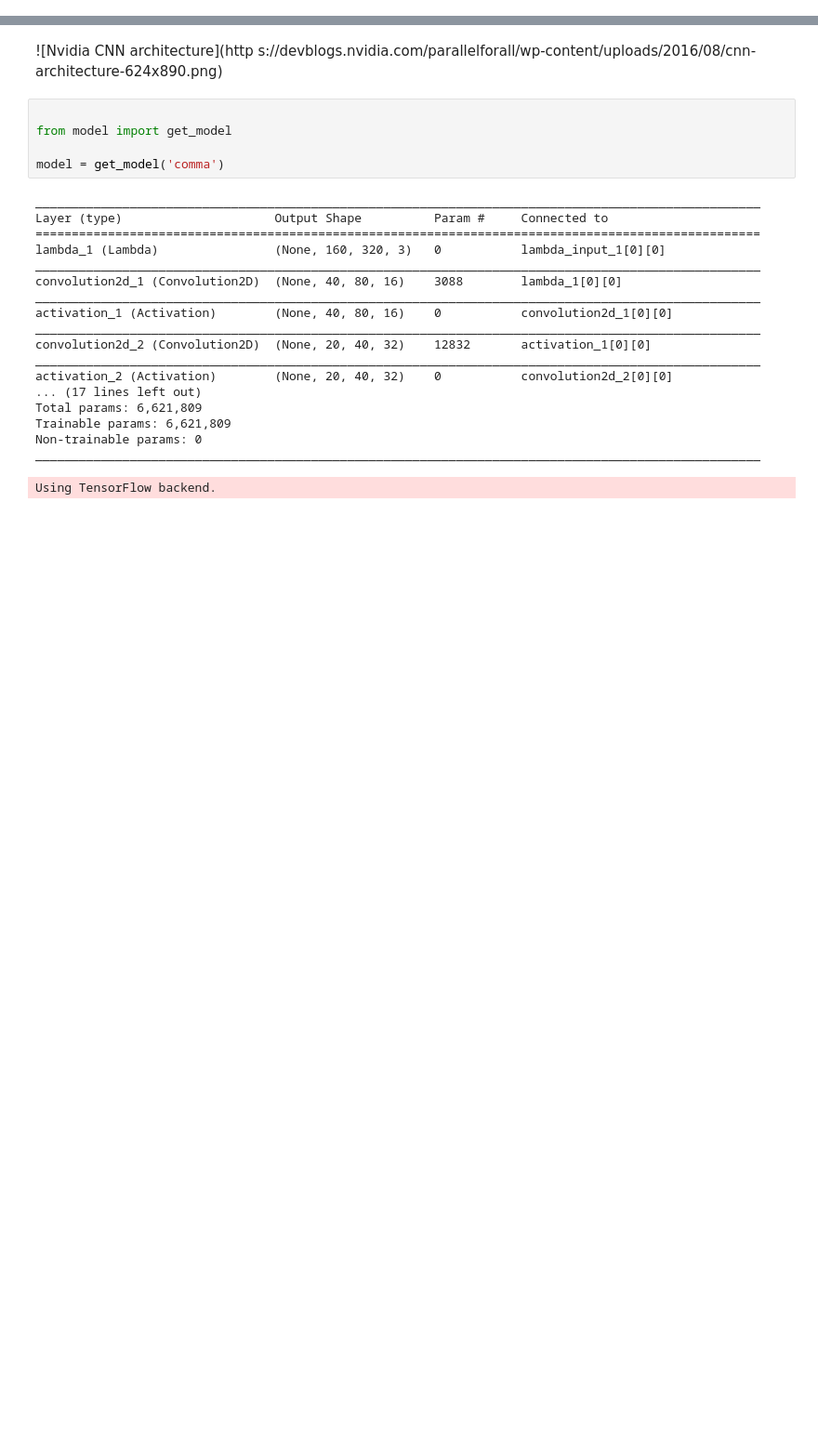
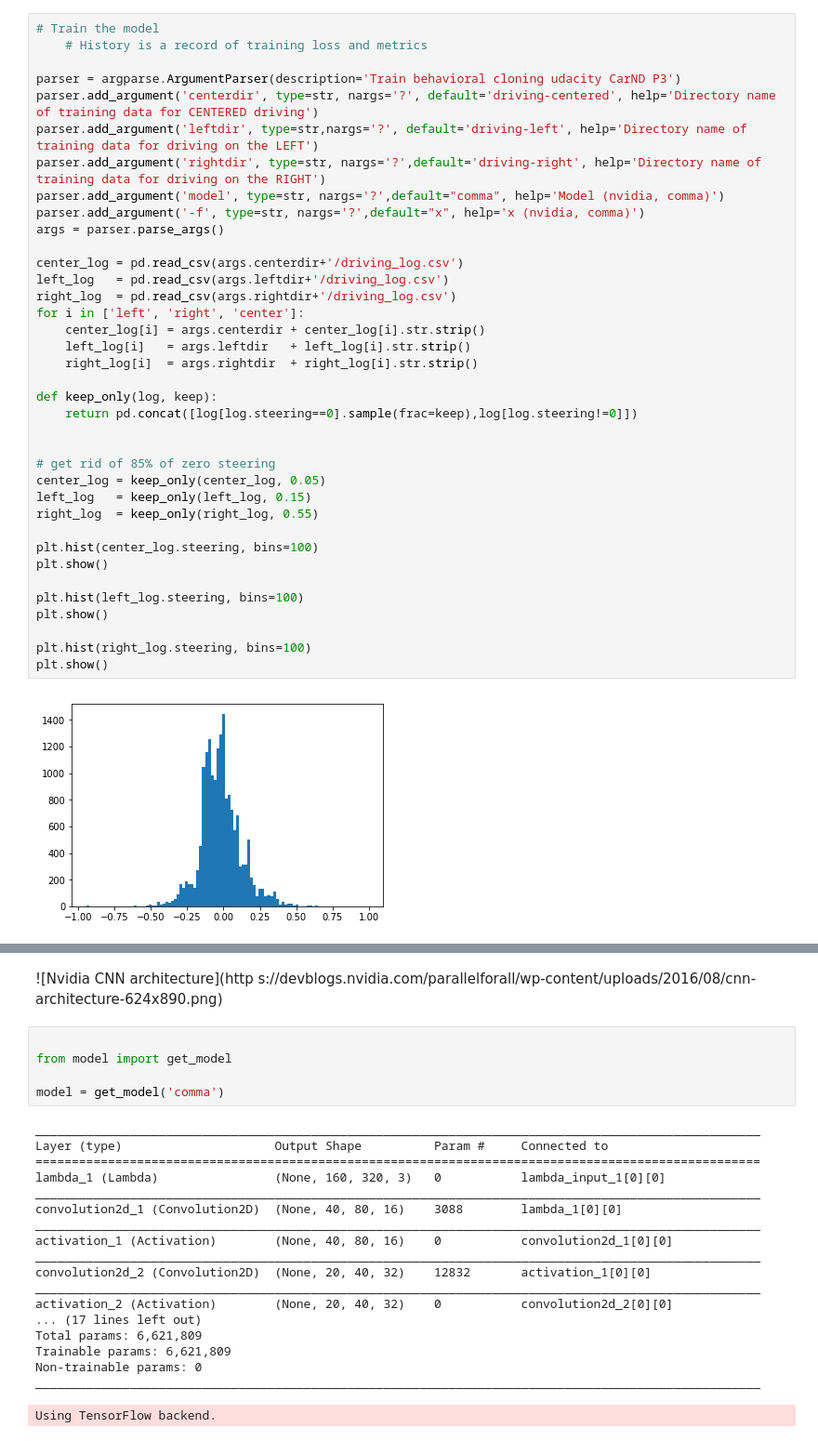
Before and after one commit to antorsae/CarND-p3, a Jupyter notebook: p3.ipynb, the cells around one changed output, grey strips where cells are left out. Shown at 93% size. Drawn from its saved outputs; the diff is of its cells as text; blank space fills up the shorter version.

```diff
--- a/p3.ipynb
+++ b/p3.ipynb
@@ -6,0 +42,39 @@ import preprocess
+# %%
+# Train the model
+    # History is a record of training loss and metrics
+
+parser = argparse.ArgumentParser(description='Train behavioral cloning udacity CarND P3')
+parser.add_argument('centerdir', type=str, nargs='?', default='driving-centered', help='Directory name of training data for CENTERED driving')
+parser.add_argument('leftdir', type=str,nargs='?', default='driving-left', help='Directory name of training data for driving on the LEFT')
+parser.add_argument('rightdir', type=str, nargs='?',default='driving-right', help='Directory name of training data for driving on the RIGHT')
+parser.add_argument('model', type=str, nargs='?',default="comma", help='Model (nvidia, comma)')
+parser.add_argument('-f', type=str, nargs='?',default="x", help='x (nvidia, comma)')
+args = parser.parse_args()
+
+center_log = pd.read_csv(args.centerdir+'/driving_log.csv')
+left_log   = pd.read_csv(args.leftdir+'/driving_log.csv')
+right_log  = pd.read_csv(args.rightdir+'/driving_log.csv')
+for i in ['left', 'right', 'center']:
+    center_log[i] = args.centerdir + center_log[i].str.strip()
+    left_log[i]   = args.leftdir   + left_log[i].str.strip()
+    right_log[i]  = args.rightdir  + right_log[i].str.strip()
+
+def keep_only(log, keep):
+    return pd.concat([log[log.steering==0].sample(frac=keep),log[log.steering!=0]])
+
+
+# get rid of 85% of zero steering
+center_log = keep_only(center_log, 0.05)
+left_log   = keep_only(left_log, 0.15)
+right_log  = keep_only(right_log, 0.55)
+
+plt.hist(center_log.steering, bins=100)
+plt.show()
+
+plt.hist(left_log.steering, bins=100)
+plt.show()
+
+plt.hist(right_log.steering, bins=100)
+plt.show()
+# %% [output]
+[figure, added]
```
Also changed, not shown: parts of 4 cells of this notebook, 4 other files.
